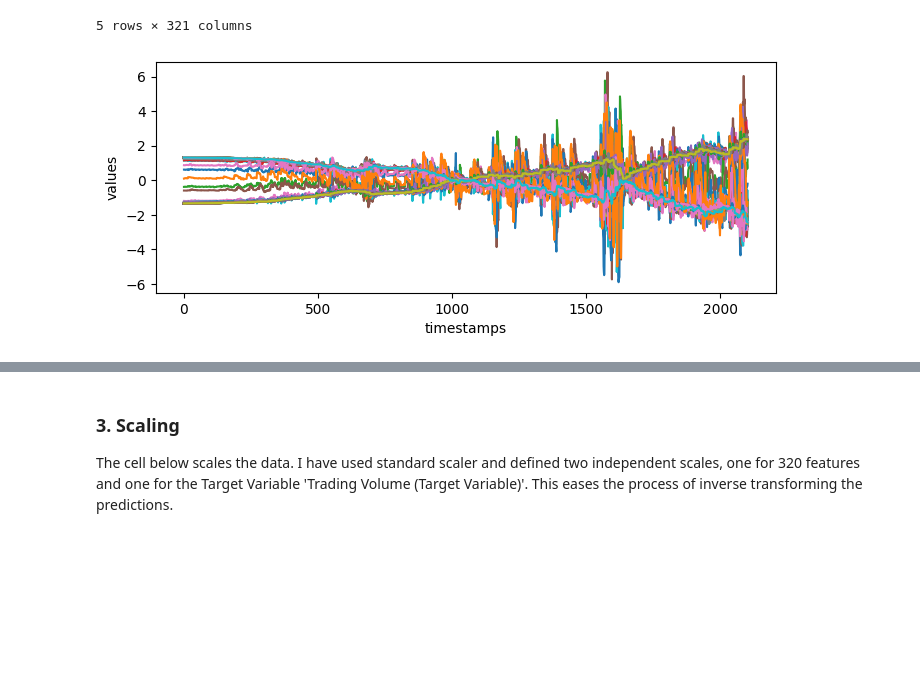
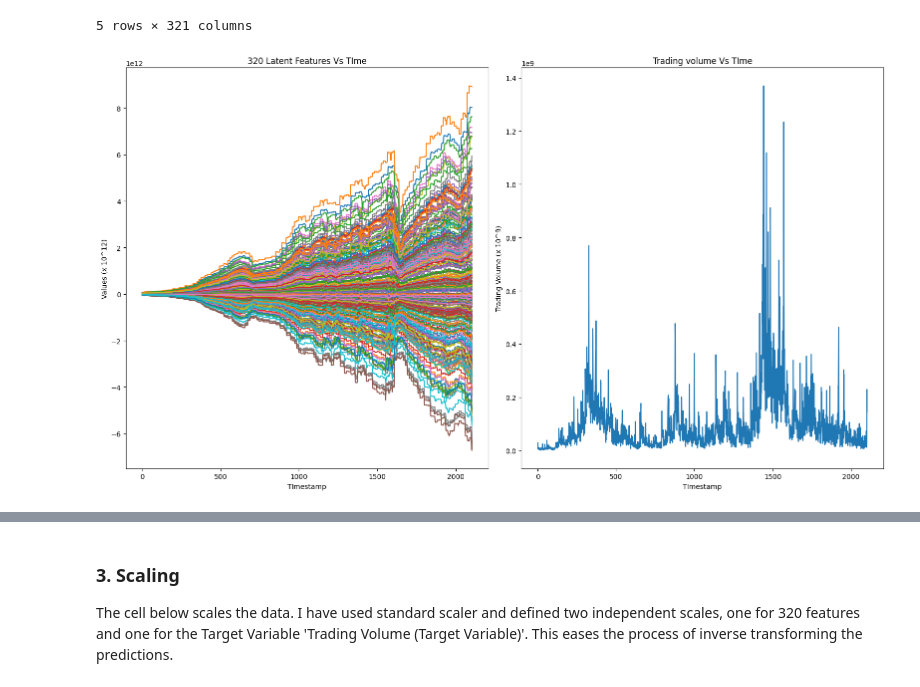
Before and after one commit to yashchougule19/Time_Series_Forecasting, a Jupyter notebook: RNN_Time_Series_Forecasting.ipynb, the cells around one changed output, grey strips where cells are left out. Cells and saved outputs as stored; diff of their text form; code cells hidden in the pictures; blank space fills up the shorter version.

```diff
--- a/RNN_Time_Series_Forecasting.ipynb
+++ b/RNN_Time_Series_Forecasting.ipynb
@@ -36,12 +24,24 @@ df_orig.head()
 | 3 | 1.381830e+10 | 1.516195e+10 | 1.151668e+09 | -2.651554e+10 | 2.114120e+10 | -9.052058e+09 | 4.983555e+09 | -1.998877e+09 | -3.232600e+10 | 5.303193e+09 | ... | ... |
 | 4 | 1.376322e+10 | 1.527571e+10 | 1.281023e+09 | -2.670474e+10 | 2.122595e+10 | -9.091410e+09 | 5.032221e+09 | -2.144453e+09 | -3.253045e+10 | 5.302928e+09 | ... | ... |
 5 rows × 321 columns
-# %%
-plt.figure(figsize=(8,3))
-plt.plot(df_scaled.drop('Trading Volume (Target Variable)', axis=1))
-plt.ylabel('values')
-plt.xlabel('timestamps')
-plt.show()
-# %% [output]
-[figure, removed]
+# %%
+# Create a figure with 1 row and 2 columns of subplots
+fig, axes = plt.subplots(1, 2, figsize=(16, 9))  # Adjust the figsize as needed
+
+# Plot on the first subplot
+axes[0].plot(df_orig.drop('Trading Volume (Target Variable)', axis=1))
+axes[0].set_title('320 Latent Features Vs TIme')
+axes[0].set_ylabel('Values (x 10^12)')
+axes[0].set_xlabel('TImestamp')
+
+# Plot on the second subplot
+axes[1].plot(df_orig[['Trading Volume (Target Variable)']])
+axes[1].set_title('Trading volume Vs TIme')
+axes[1].set_ylabel('Trading Volume (x 10^9)')
+axes[1].set_xlabel('TImestamp')
+
+plt.tight_layout()  # Adjusts spacing to prevent overlap
+plt.show()
+# %% [output]
+[figure, added]
 # %%
```
Also changed, not shown: parts of 35 cells of this notebook, 5 other files.
